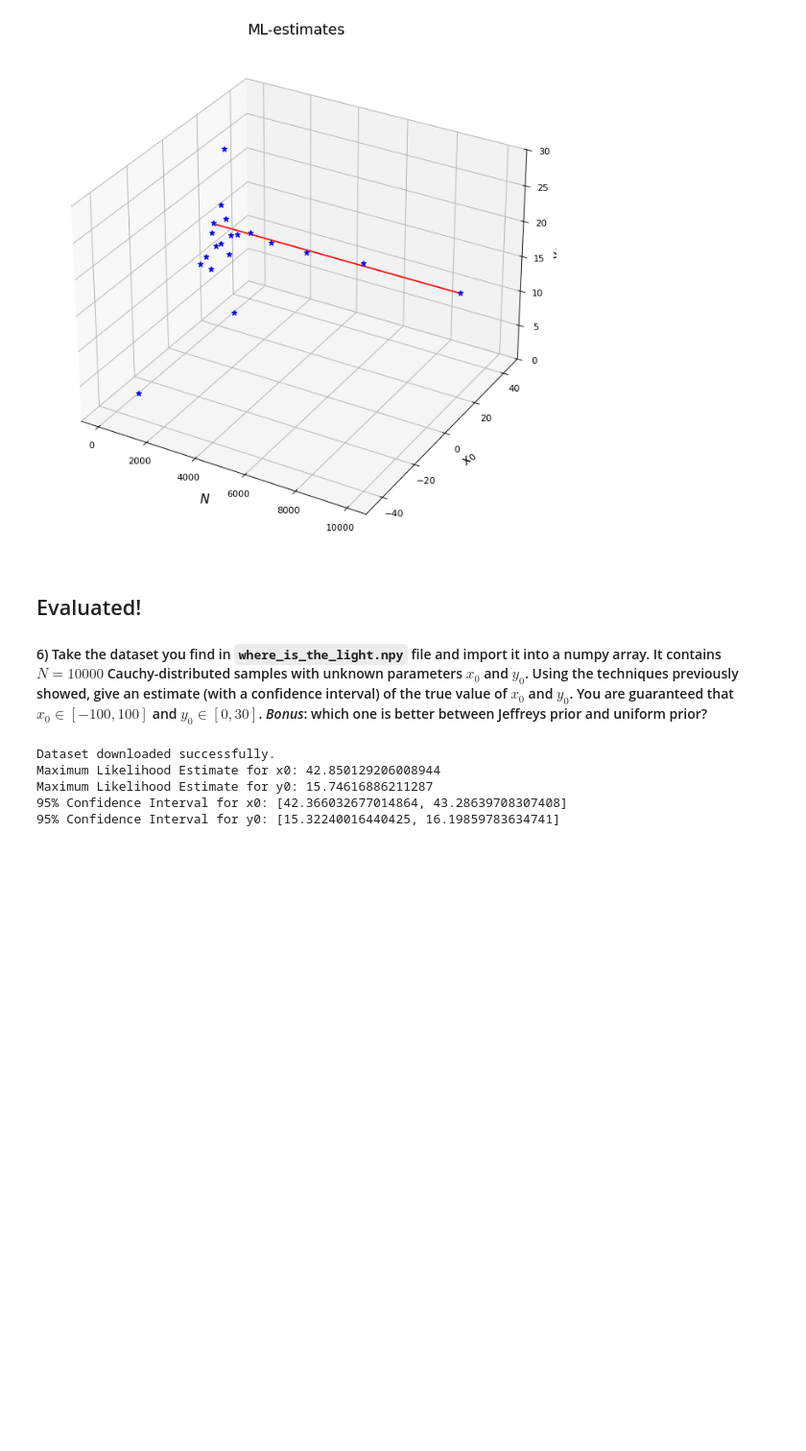
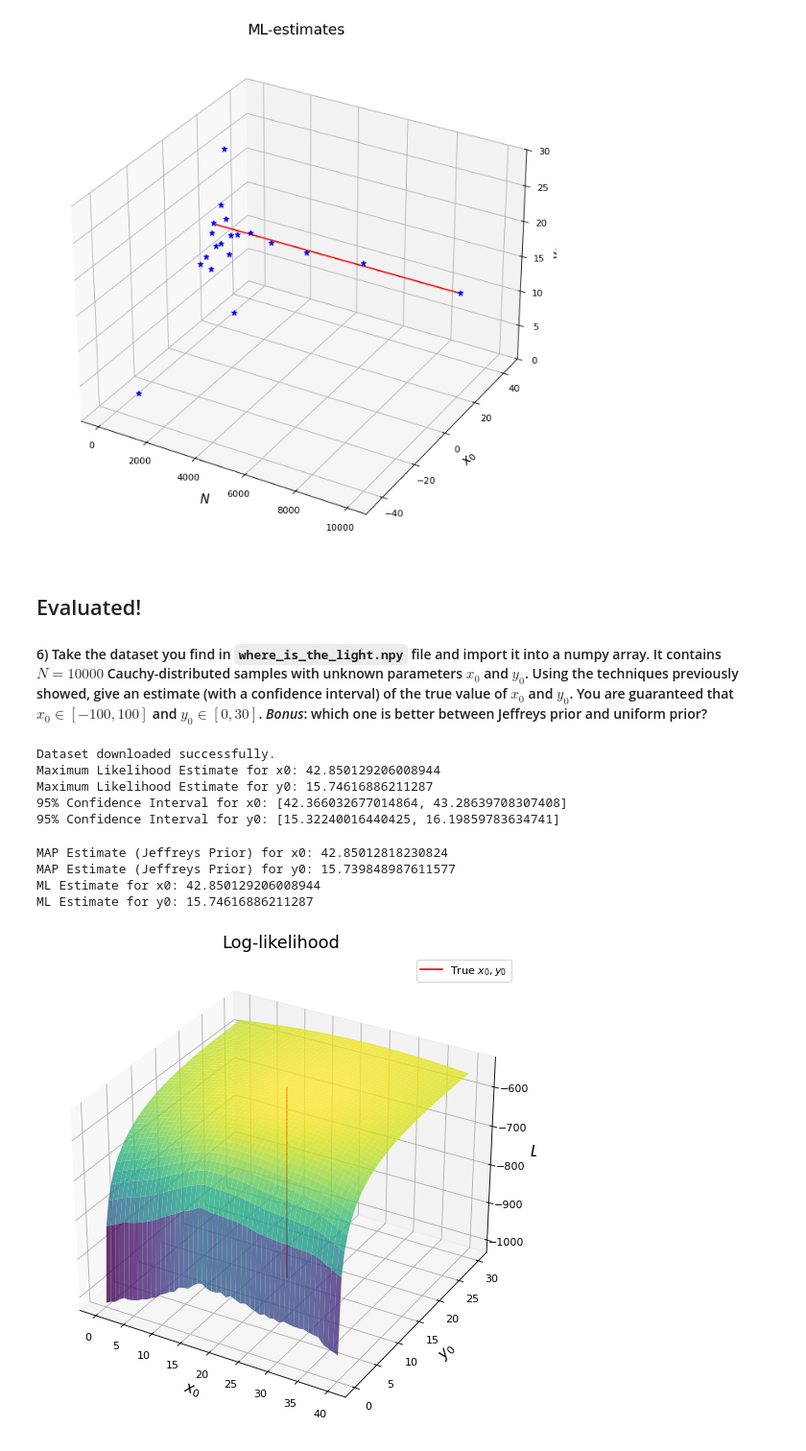
Before and after one commit to Jerry0209/FundamentalLearningEPFL, a Jupyter notebook: TP2/lighthouse_Jerry.ipynb, the cells around one changed output. Shown at 96% size. Drawn from its saved outputs; the diff is of its cells as text; code cells hidden in the pictures; blank space fills up the shorter version.

```diff
--- a/TP2/lighthouse_Jerry.ipynb
+++ b/TP2/lighthouse_Jerry.ipynb
@@ -714,0 +706,35 @@ Maximum Likelihood Estimate for y0: 15.74616886211287
+# %%
+# BONUS
+# Define the log-posterior with Jeffreys prior
+def neg_log_posterior_jeffreys(params):
+    x0, y0 = params
+    # Ensure y0 is positive
+    if y0 <= 0:
+        return np.inf
+    # Log-likelihood
+    logl = 0
+    for elem in data: # Using the 'data' loaded from where_is_the_light.npy
+        logl += np.log(y0 / (y0**2 + (elem - x0)**2) / np.pi)
+    # Log of Jeffreys prior is -2 * log(y0)
+    log_jeffreys_prior = -2 * np.log(y0)
+    return -(logl + log_jeffreys_prior) # Minimize the negative log-posterior
+
+# Find the MAP estimate with Jeffreys prior
+# Using the same initial guess as for the ML estimate
+initial_guess_map = [x0_ml_estimate, y0_ml_estimate] # Using ML estimate as a starting point
+
+optimum_jeffreys = minimize(neg_log_posterior_jeffreys, initial_guess_map, method='Nelder-Mead')
+
+x0_map_estimate, y0_map_estimate = optimum_jeffreys.x
+print(f"MAP Estimate (Jeffreys Prior) for x0: {x0_map_estimate}")
+print(f"MAP Estimate (Jeffreys Prior) for y0: {y0_map_estimate}")
+
+# To compare MSE, I would typically repeat this estimation for many
+# For this single dataset, I can compare the ML estimates to the MAP estimates.
+print(f"ML Estimate for x0: {x0_ml_estimate}")
+print(f"ML Estimate for y0: {y0_ml_estimate}")
+# %% [output]
+MAP Estimate (Jeffreys Prior) for x0: 42.85012818230824
+MAP Estimate (Jeffreys Prior) for y0: 15.739848987611577
+ML Estimate for x0: 42.850129206008944
+ML Estimate for y0: 15.74616886211287
@@ -714,0 +808,39 @@ Maximum Likelihood Estimate for y0: 15.74616886211287
+# %%
+# Log likelihood Plot
+from mpl_toolkits.mplot3d import Axes3D
+import matplotlib.pyplot as plt
+
+# Define the ranges for x0 and y0
+tab_y0 = np.linspace(0.1, 30, 50) # Avoid y0=0 for log calculation
+tab_x0 = np.linspace(0, 40, 50)
+
+# Generate data (you might want to use the data from question 6 if you want the log-likelihood for that specific dataset)
+# For now, let's use a new sample with the true values
+x0_true = 20
+y0_true = 15
+N = 100
+x = cauchy.rvs(loc=x0_true, scale=y0_true, size=N)
+
+
+# Compute the log-likelihood for each combination of x0 and y0
+X, Y = np.meshgrid(tab_x0, tab_y0)
+Z = np.array([loglh(x0, y0, x) for x0, y0 in zip(np.ravel(X), np.ravel(Y))]).reshape(X.shape)
+
+fig = plt.figure(figsize=(10, 8), dpi=80)
+ax = fig.add_subplot(111, projection='3d') #we create the 3d axis
+plt.title('Log-likelihood', fontsize=16)
+
+ax.plot_surface(X, Y, Z, cmap='viridis', alpha=0.8)
+
+# Add the red line for true x0 and y0
+ax.plot( np.full(1000, x0_true), np.full(1000, y0_true), np.linspace(Z.min(), Z.max(), 1000), color='r', label='True $x_0, y_0$')
+
+
+ax.set_xlabel('$x_0$', fontsize=14)
+ax.set_ylabel('$y_0$', fontsize=14)
+ax.set_zlabel('$L$', fontsize=14)
+ax.legend()
+
+plt.show()
+# %% [output]
+[figure, added]
```
Also changed, not shown: parts of 6 cells of this notebook.
